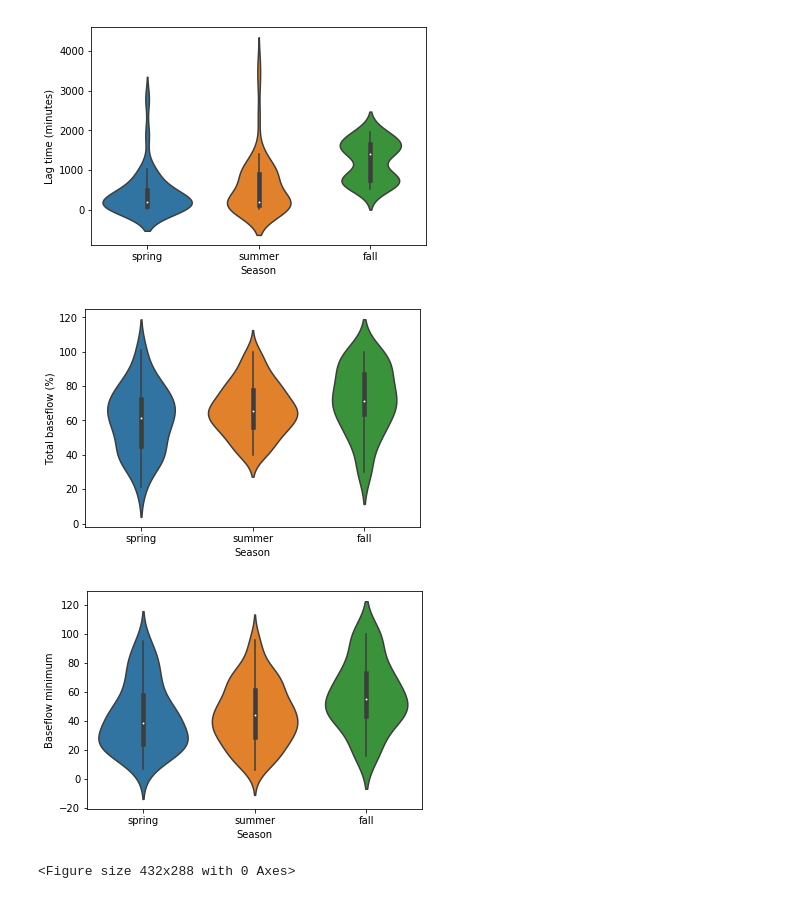
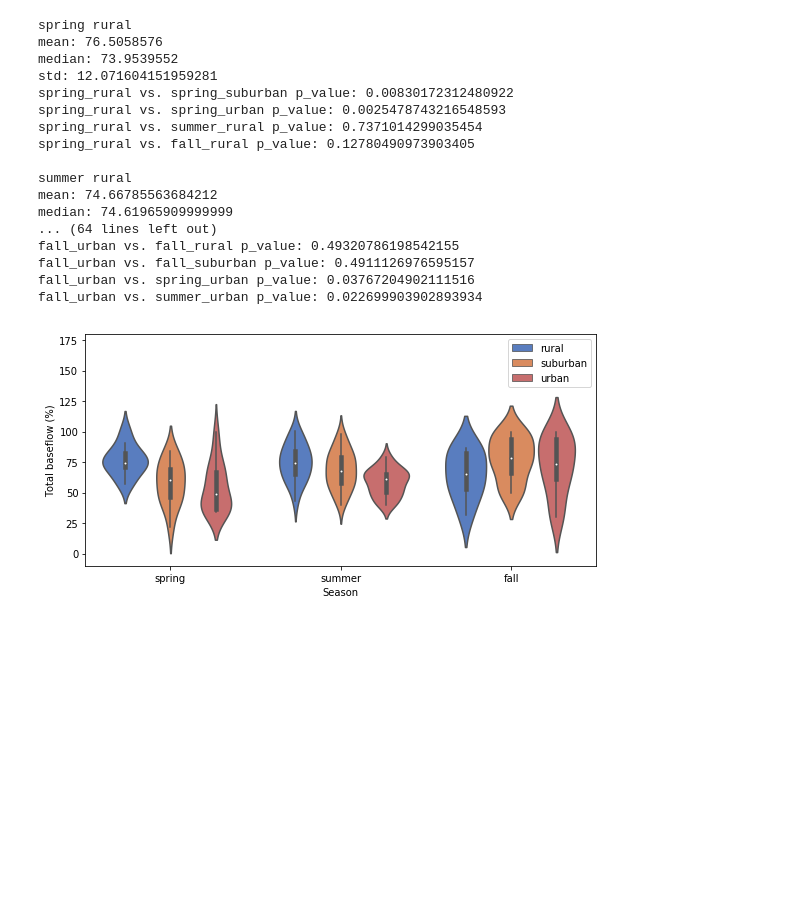
Before and after one commit to estorrs/emily-analysis, a Jupyter notebook: notebooks/emily_final.ipynb, the cells around one changed output. Saved outputs shown, nothing was run; the diff lists cells and outputs as text; code cells hidden in the pictures; blank space fills up the shorter version.

```diff
--- a/notebooks/emily_final.ipynb
+++ b/notebooks/emily_final.ipynb
@@ -22,8 +22,8 @@ output_dir = '/Users/estorrs/Documents/emily-analysis/outputs'
 if not os.path.isdir(output_dir):
     os.mkdir(output_dir)
 # %%
-df = pd.read_csv('/Users/estorrs/Downloads/storm_results_190610_correction.csv', sep=',', encoding='latin')
-
+df = pd.read_csv('/Users/estorrs/Downloads/storm_results_190611_correctionLT3.csv', sep=',', encoding='latin')
+df.columns = ['Site' if c == 'site' else c for c in df.columns]
 print(df.shape)
 df.head()
 # %% [output]
@@ -52,7 +52,7 @@ Index(['site', 'Impervious surface (%)', 'Number of karst features',
        'Unnamed: 35', 'Unnamed: 36'],
       dtype='object')
 # %%
-to_keep = ['site', 'Impervious surface (%)', 'Number of karst features', 'Number of sinkholes', 'Forest cover (%)',
+to_keep = ['Site', 'Impervious surface (%)', 'Number of karst features', 'Number of sinkholes', 'Forest cover (%)',
            'Developed open space (%)', 'Watershed area (km2)', 'time_start', 'Lag time (minutes)',
            'Peak Discharge (m3/s)', 'Peak discharge (m3/s)', 'Baseflow at peakflow',
            'Area normmalized baseflow at peakflow', 'Baseflow minimum', 'Baseflow with 5peak method',
@@ -192,0 +269,6 @@ stats_df
+# %%
+colors = {
+    'rural': sns.color_palette('muted', 4)[0],
+    'suburban': sns.color_palette('muted', 4)[1],
+    'urban': sns.color_palette('muted', 4)[3]
+}
@@ -193,14 +341,33 @@ stats_df
 # %%
-y_vars = ['Lag time (minutes)', 'Total baseflow (%)', 'Baseflow minimum']
+# for y_variable in y_vars:
+y_variable = 'Total baseflow (%)'
+fig, ax = plt.subplots(figsize=(8,4))
+ax = sns.violinplot(ax=ax, x="Season", y=y_variable, data=df, hue='Land use', palette=colors,
+                   order=['spring', 'summer', 'fall'])
+plt.legend(loc='upper right')
+plt.tight_layout()
+plt.ylim((-10, 180))
+# plt.show()
+plt.savefig(f'Season_plus_landuse_vs_{y_variable}.pdf')
 
-for y_variable in y_vars:
-    ax = sns.violinplot(x="Season", y=y_variable, data=df,
-                       order=['spring', 'summer', 'fall'])
-    plt.show()
-    plt.savefig(f'Season_vs_{y_variable}.pdf')
+output_stats(df, y_variable)
 # %% [output]
+spring rural
+mean: 76.5058576
+median: 73.9539552
+std: 12.071604151959281
+spring_rural vs. spring_suburban p_value: 0.00830172312480922
+spring_rural vs. spring_urban p_value: 0.0025478743216548593
+spring_rural vs. summer_rural p_value: 0.7371014299035454
+spring_rural vs. fall_rural p_value: 0.12780490973903405
+
+summer rural
+mean: 74.66785563684212
+median: 74.61965909999999
+... (64 lines left out)
+fall_urban vs. fall_rural p_value: 0.49320786198542155
+fall_urban vs. fall_suburban p_value: 0.4911126976595157
+fall_urban vs. spring_urban p_value: 0.03767204902111516
+fall_urban vs. summer_urban p_value: 0.022699903902893934
-[figure, old version]
+[figure, new version]
-[figure, removed]
-[figure, removed]
-<Figure size 432x288 with 0 Axes>
 # %%
```
Also changed, not shown: parts of 13 cells of this notebook, 1 other file.
